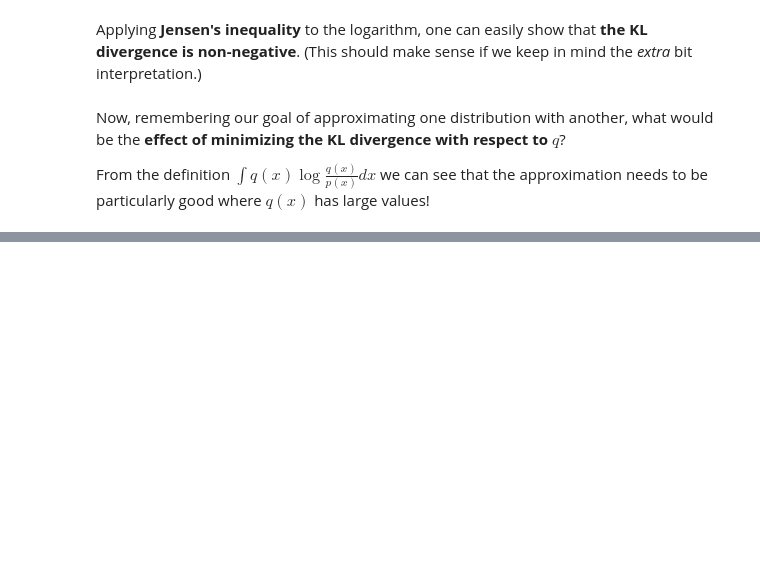
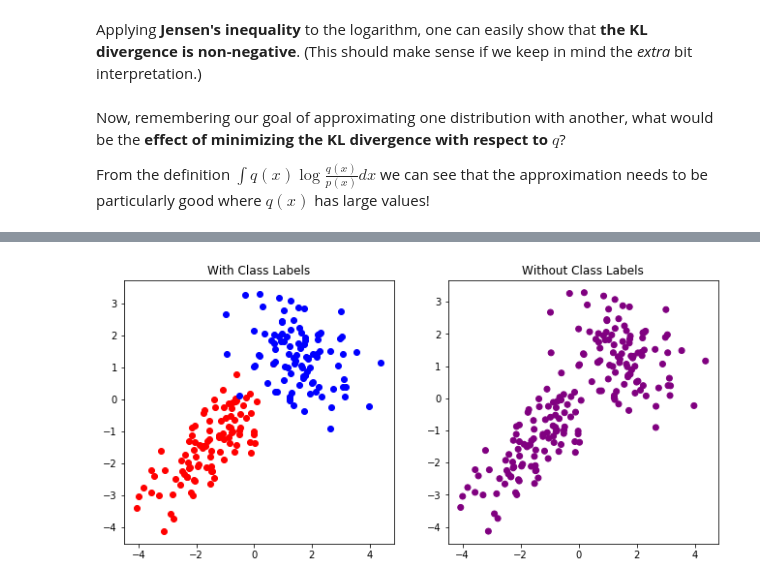
Before and after one commit to olafwied/AdvBayes-Course, a Jupyter notebook: Advanced Bayes - Course Materials.ipynb, the cells around one changed output, grey strips where cells are left out. Drawn from its saved outputs; the diff is of its cells as text; code cells hidden in the pictures; blank space fills up the shorter version.

```diff
--- a/Advanced Bayes - Course Materials.ipynb
+++ b/Advanced Bayes - Course Materials.ipynb
@@ -505,0 +657,33 @@ Part II - Latent Variable Models and the EM Algorithm
+# %%
+from scipy.stats import multivariate_normal
+import numpy as np
+import matplotlib.pyplot as plt
+
+### GENERATE SOME DATA ###
+
+np.random.seed(0)
+N = 100
+#true parameters of generating distributions
+mu1 = np.array([-1.5,-1.5])
+cov1 = np.array([[1.0, 0.75],[0.75,1.0]])
+mu2 = np.array([1.5,1.5])
+cov2 = np.array([[1.0, -0.25],[-0.25,1.0]])
+#generate data
+c1 = np.array([multivariate_normal.rvs(mean=mu1, cov=cov1) for _ in range(N)]) #cluster 1
+c2 = np.array([multivariate_normal.rvs(mean=mu2, cov=cov2) for _ in range(N)]) #cluster 2
+#combined data (hidden cluster labels)
+data = np.vstack([c1,c2])
+# %%
+from matplotlib.colors import to_rgba_array
+blue,red = to_rgba_array(['blue','red'])
+cluster_colors = np.array([0.5*blue+0.5*red]*(2*N)) #add the cluster colors based on the mixing distribution
+# %%
+fig, ax = plt.subplots(1, 2, figsize = (11,5))
+ax[0].scatter(c1[:,0],c1[:,1],c='r')
+ax[0].scatter(c2[:,0],c2[:,1],c='b')
+ax[0].set_title("With Class Labels")
+ax[1].scatter(data[:,0],data[:,1],c=cluster_colors)
+ax[1].set_title("Without Class Labels")
+plt.show()
+# %% [output]
+[figure, added]
```
Also changed, not shown: parts of 34 cells of this notebook.
